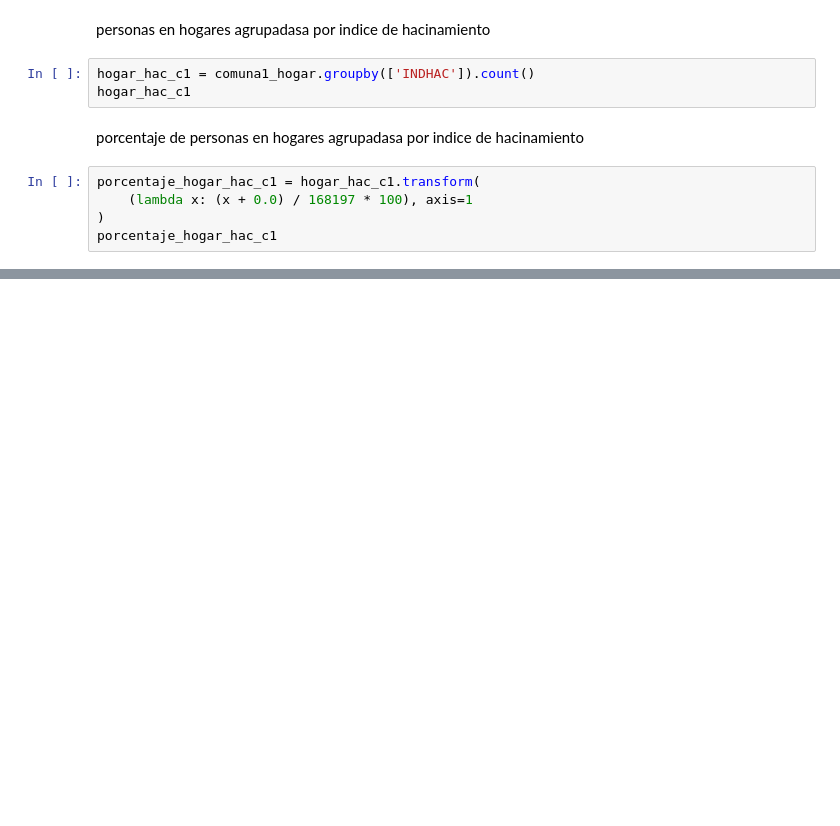
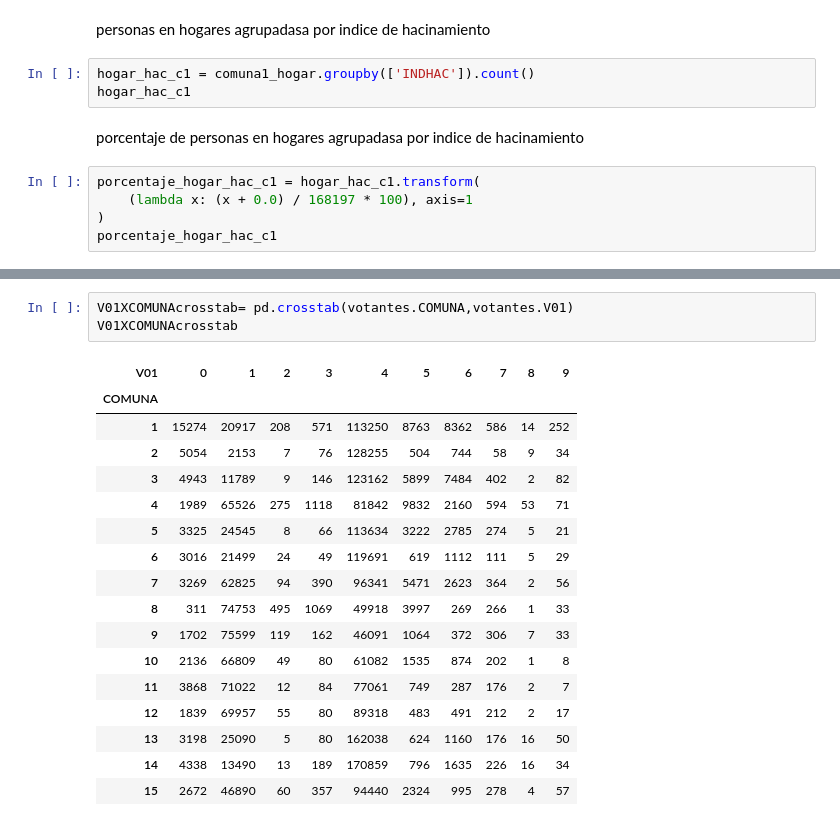
Before and after one commit to miller862/GRUPO_GANADOR, a Jupyter notebook: PRESENTACION.ipynb, the cells around one changed output, grey strips where cells are left out. Drawn from its saved outputs; the diff is of its cells as text; blank space fills up the shorter version.

```diff
--- a/PRESENTACION.ipynb
+++ b/PRESENTACION.ipynb
@@ -605,0 +693,21 @@ porcentaje_hogar_hac_c1
+# %%
+V01XCOMUNAcrosstab= pd.crosstab(votantes.COMUNA,votantes.V01)
+V01XCOMUNAcrosstab
+# %% [output]
+| V01 | 0 | 1 | 2 | 3 | 4 | 5 | 6 | 7 | 8 | 9 |
+| COMUNA |  |  |  |  |  |  |  |  |  |  |
+| 1 | 15274 | 20917 | 208 | 571 | 113250 | 8763 | 8362 | 586 | 14 | 252 |
+| 2 | 5054 | 2153 | 7 | 76 | 128255 | 504 | 744 | 58 | 9 | 34 |
+| 3 | 4943 | 11789 | 9 | 146 | 123162 | 5899 | 7484 | 402 | 2 | 82 |
+| 4 | 1989 | 65526 | 275 | 1118 | 81842 | 9832 | 2160 | 594 | 53 | 71 |
+| 5 | 3325 | 24545 | 8 | 66 | 113634 | 3222 | 2785 | 274 | 5 | 21 |
+| 6 | 3016 | 21499 | 24 | 49 | 119691 | 619 | 1112 | 111 | 5 | 29 |
+| 7 | 3269 | 62825 | 94 | 390 | 96341 | 5471 | 2623 | 364 | 2 | 56 |
+| 8 | 311 | 74753 | 495 | 1069 | 49918 | 3997 | 269 | 266 | 1 | 33 |
+| 9 | 1702 | 75599 | 119 | 162 | 46091 | 1064 | 372 | 306 | 7 | 33 |
+| 10 | 2136 | 66809 | 49 | 80 | 61082 | 1535 | 874 | 202 | 1 | 8 |
+| 11 | 3868 | 71022 | 12 | 84 | 77061 | 749 | 287 | 176 | 2 | 7 |
+| 12 | 1839 | 69957 | 55 | 80 | 89318 | 483 | 491 | 212 | 2 | 17 |
+| 13 | 3198 | 25090 | 5 | 80 | 162038 | 624 | 1160 | 176 | 16 | 50 |
+| 14 | 4338 | 13490 | 13 | 189 | 170859 | 796 | 1635 | 226 | 16 | 34 |
+| 15 | 2672 | 46890 | 60 | 357 | 94440 | 2324 | 995 | 278 | 4 | 57 |
```
Also changed, not shown: parts of 8 cells of this notebook.
